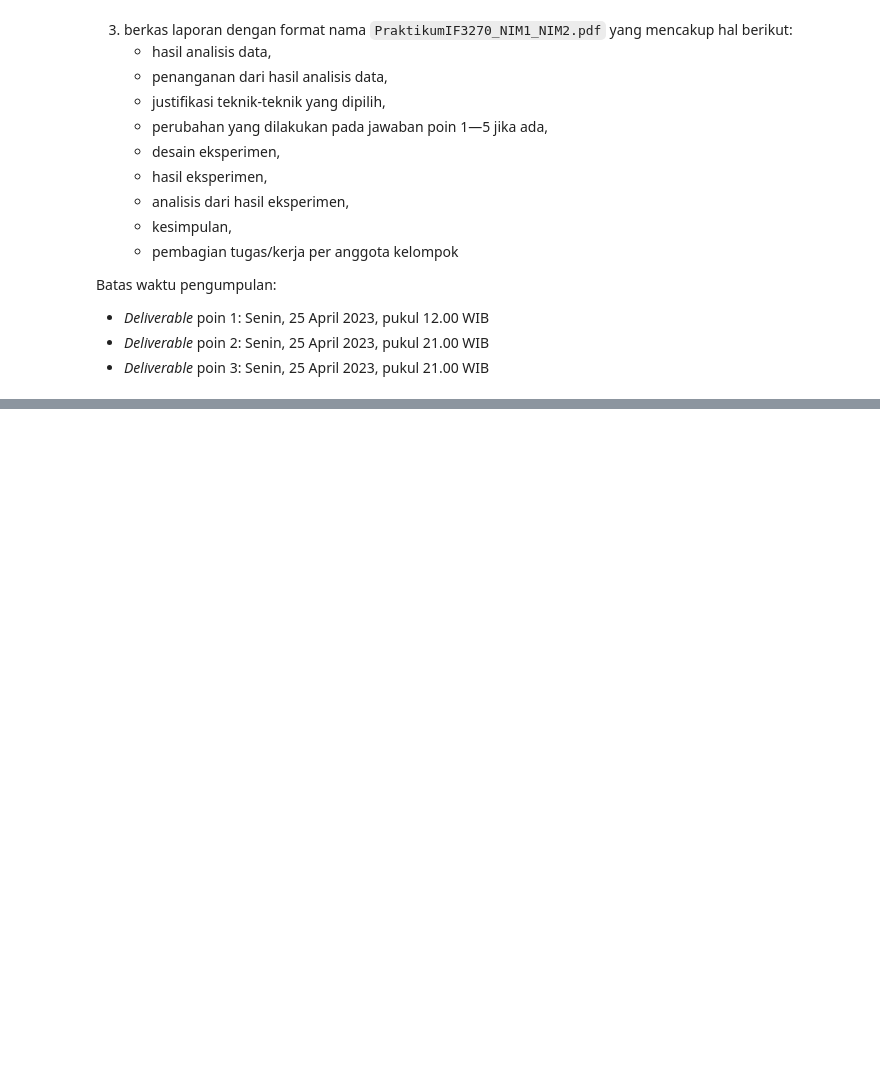
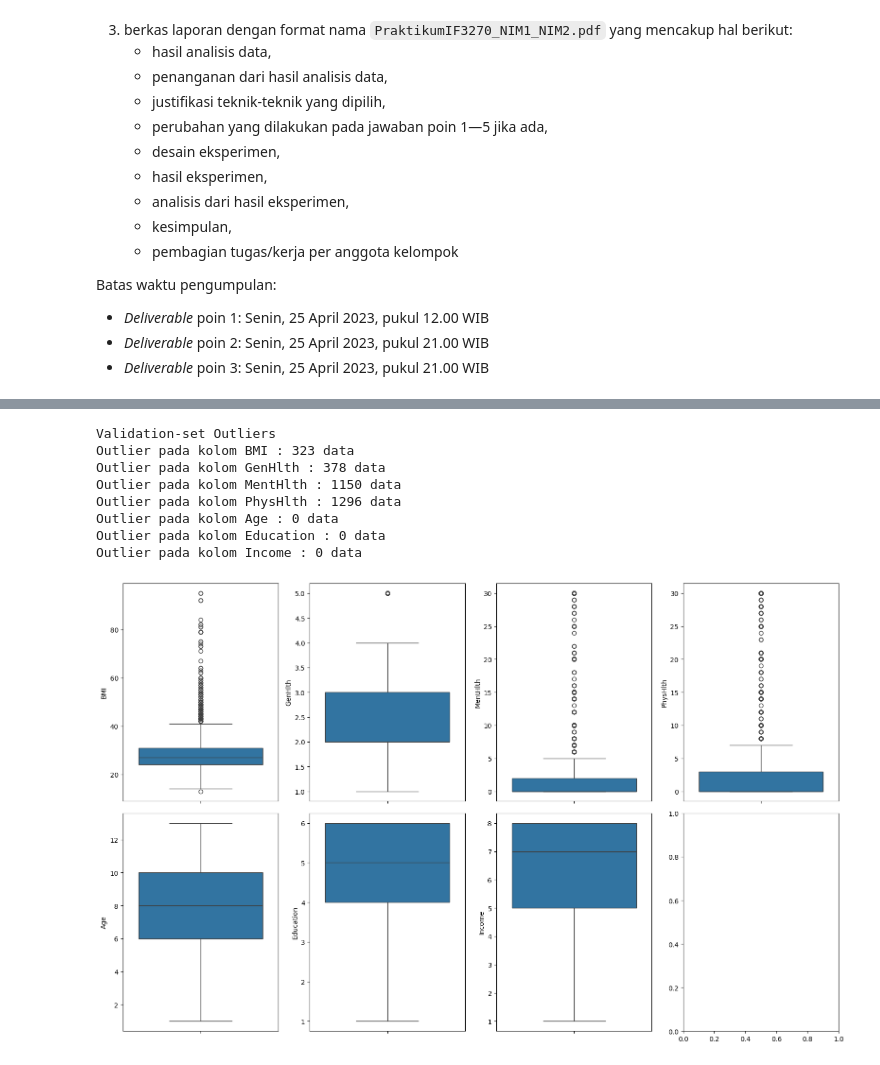
Before and after one commit to ashnchiquita/if3270-praktikum-ml, a Jupyter notebook: PraktikumIF3270_M1_13521129_13521149.ipynb, the cells around one changed output, grey strips where cells are left out. Cells and saved outputs as stored; diff of their text form; code cells hidden in the pictures; blank space fills up the shorter version.

```diff
--- a/PraktikumIF3270_M1_13521129_13521149.ipynb
+++ b/PraktikumIF3270_M1_13521129_13521149.ipynb
@@ -100,0 +235,12 @@ Batas waktu pengumpulan:
+# %%
+check_outlier(df_val, "Validation-set")
+# %% [output]
+Validation-set Outliers
+Outlier pada kolom BMI : 323 data
+Outlier pada kolom GenHlth : 378 data
+Outlier pada kolom MentHlth : 1150 data
+Outlier pada kolom PhysHlth : 1296 data
+Outlier pada kolom Age : 0 data
+Outlier pada kolom Education : 0 data
+Outlier pada kolom Income : 0 data
+[figure, added]
```
Also changed, not shown: parts of 18 cells of this notebook, 1 other file.
